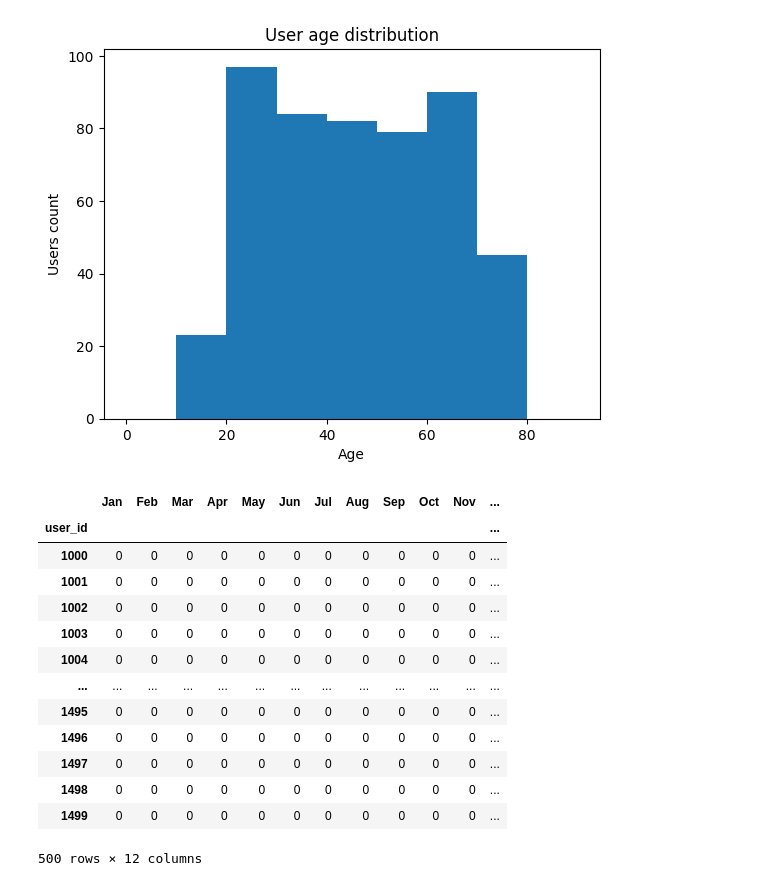
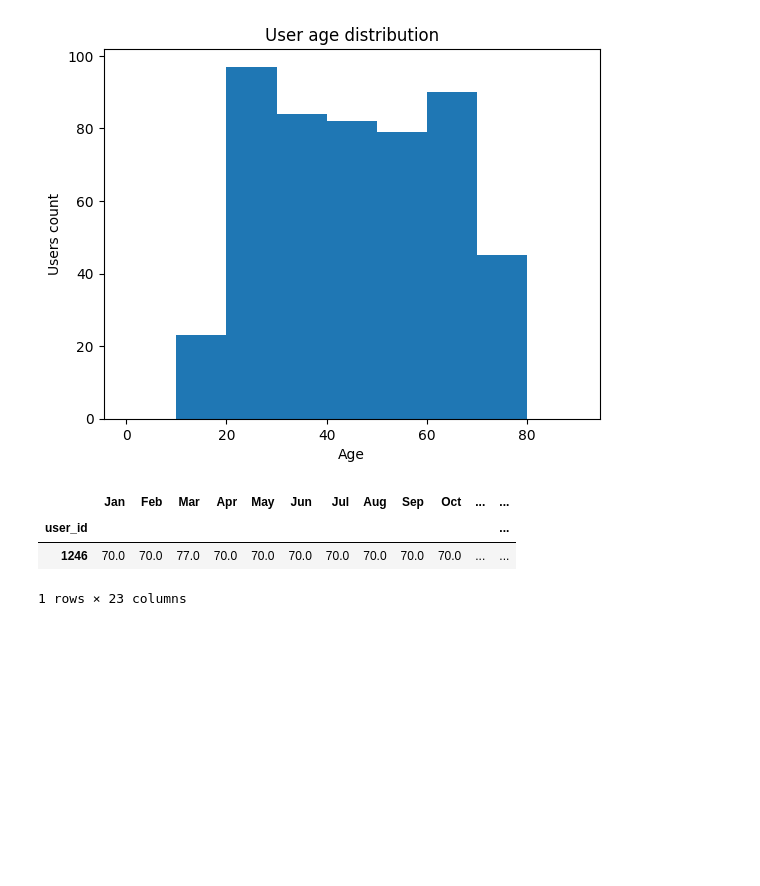
Before and after one commit to makstheimba/data-science-project-3, a Jupyter notebook: main.ipynb, the cells around one changed output. Saved outputs shown, nothing was run; the diff lists cells and outputs as text; code cells hidden in the pictures; blank space fills up the shorter version.

Commit message:
count montly revenue

```diff
--- a/main.ipynb
+++ b/main.ipynb
@@ -206,10 +204,12 @@ plans_df
 ### Users
 # %%
 users_df['reg_date'] = pd.to_datetime(users_df['reg_date'], format='%Y-%m-%d')
+users_df['churn_date'] = pd.to_datetime(users_df['churn_date'], format='%Y-%m-%d')
 users_df['plan'] = users_df['plan'].astype('category')
 
 users_df.info()
 users_df.sample(5, random_state=42)
+users_df.query('not churn_date.isnull()').head(20)
 # %% [output]
 <class 'pandas.core.frame.DataFrame'>
 RangeIndex: 500 entries, 0 to 499
@@ -242,23 +253,27 @@ plt.show()
 # %%
 # The monthly revenue from each user (subtract the free package limit from the total number of calls, text messages, and data; multiply the result by the calling plan value; add the monthly charge depending on the calling plan)
 months = pd.to_datetime(range(1, 13), format='%m').strftime('%b')
 
-monthly_user_revenue = pd.DataFrame(index=users_df['user_id'], columns=months)
+monthly_user_revenue = pd.DataFrame(index=users_df.index, columns=months)
 monthly_user_revenue.fillna(0, inplace=True)
+monthly_user_revenue['user_id'] = users_df['user_id']
+monthly_user_revenue['plan'] = users_df['plan']
+monthly_user_revenue['churn_date'] = users_df['churn_date']
 
-monthly_user_revenue
+monthly_user_revenue = monthly_user_revenue.merge(plans_df, left_on='plan', right_on='plan_name', how='left')
+monthly_user_revenue.set_index('user_id', inplace=True, drop=False)
+
+for month in months:
+    monthly_user_revenue[month] = ((duration_of_calls_by_user_per_month[month] - monthly_user_revenue['minutes_included']).clip(lower=0)) * monthly_user_revenue['usd_per_minute']
+    monthly_user_revenue[month] += ((messages_by_user_per_month[month] - monthly_user_revenue['messages_included']).clip(lower=0)) * monthly_user_revenue['usd_per_message']
+    monthly_user_revenue[month] += np.ceil((internet_by_user_per_month[month] - monthly_user_revenue['mb_per_month_included']).clip(lower=0) / 1024) * monthly_user_revenue['usd_per_gb']
+    monthly_user_revenue[month] += monthly_user_revenue['usd_monthly_pay']
+
+# monthly_user_revenue['Jan'] = duration_of_calls_by_user_per_month['Jan'] - monthly_user_revenue['minutes_included']
+
+monthly_user_revenue.loc[[1246]]
 # %% [output]
-|  | Jan | Feb | Mar | Apr | May | Jun | Jul | Aug | Sep | Oct | Nov | ... |
+|  | Jan | Feb | Mar | Apr | May | Jun | Jul | Aug | Sep | Oct | ... | ... |
 | user_id |  |  |  |  |  |  |  |  |  |  |  | ... |
-| 1000 | 0 | 0 | 0 | 0 | 0 | 0 | 0 | 0 | 0 | 0 | 0 | ... |
-| 1001 | 0 | 0 | 0 | 0 | 0 | 0 | 0 | 0 | 0 | 0 | 0 | ... |
-| 1002 | 0 | 0 | 0 | 0 | 0 | 0 | 0 | 0 | 0 | 0 | 0 | ... |
-| 1003 | 0 | 0 | 0 | 0 | 0 | 0 | 0 | 0 | 0 | 0 | 0 | ... |
-| 1004 | 0 | 0 | 0 | 0 | 0 | 0 | 0 | 0 | 0 | 0 | 0 | ... |
-| ... | ... | ... | ... | ... | ... | ... | ... | ... | ... | ... | ... | ... |
-| 1495 | 0 | 0 | 0 | 0 | 0 | 0 | 0 | 0 | 0 | 0 | 0 | ... |
-| 1496 | 0 | 0 | 0 | 0 | 0 | 0 | 0 | 0 | 0 | 0 | 0 | ... |
-| 1497 | 0 | 0 | 0 | 0 | 0 | 0 | 0 | 0 | 0 | 0 | 0 | ... |
-| 1498 | 0 | 0 | 0 | 0 | 0 | 0 | 0 | 0 | 0 | 0 | 0 | ... |
-| 1499 | 0 | 0 | 0 | 0 | 0 | 0 | 0 | 0 | 0 | 0 | 0 | ... |
+| 1246 | 70.0 | 70.0 | 77.0 | 70.0 | 70.0 | 70.0 | 70.0 | 70.0 | 70.0 | 70.0 | ... | ... |
-500 rows × 12 columns
+1 rows × 23 columns
```
Also changed, not shown: parts of 2 cells of this notebook.
